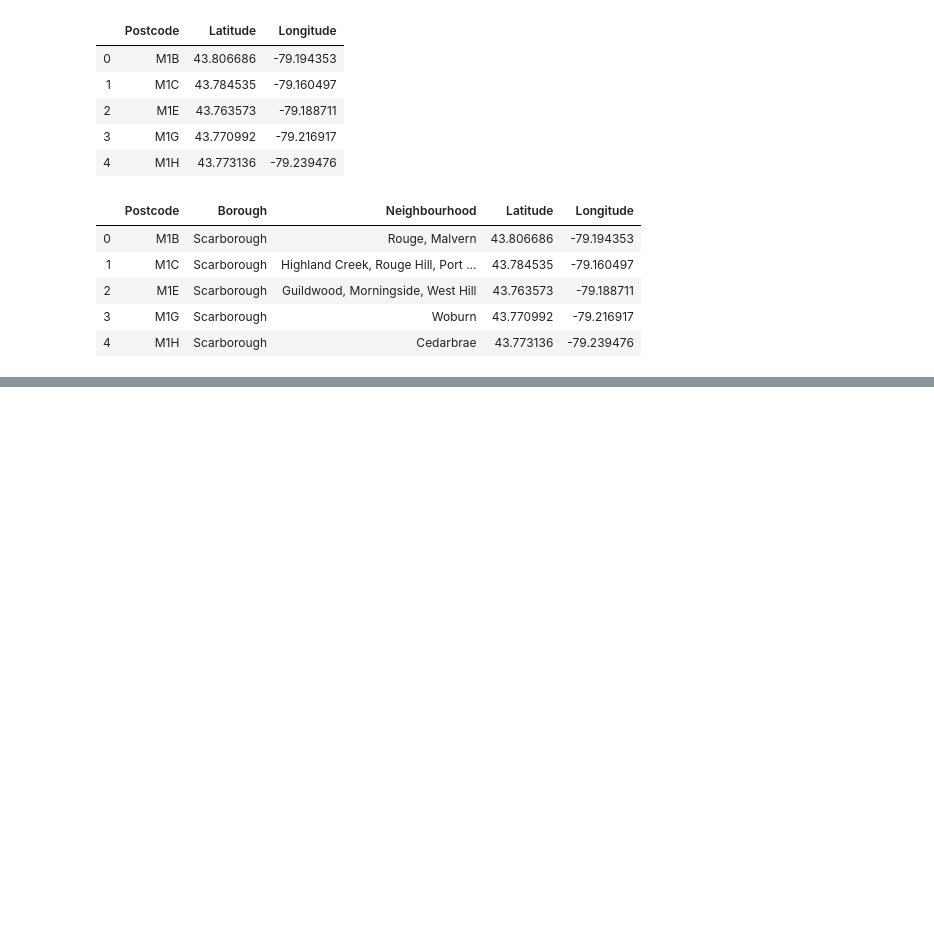
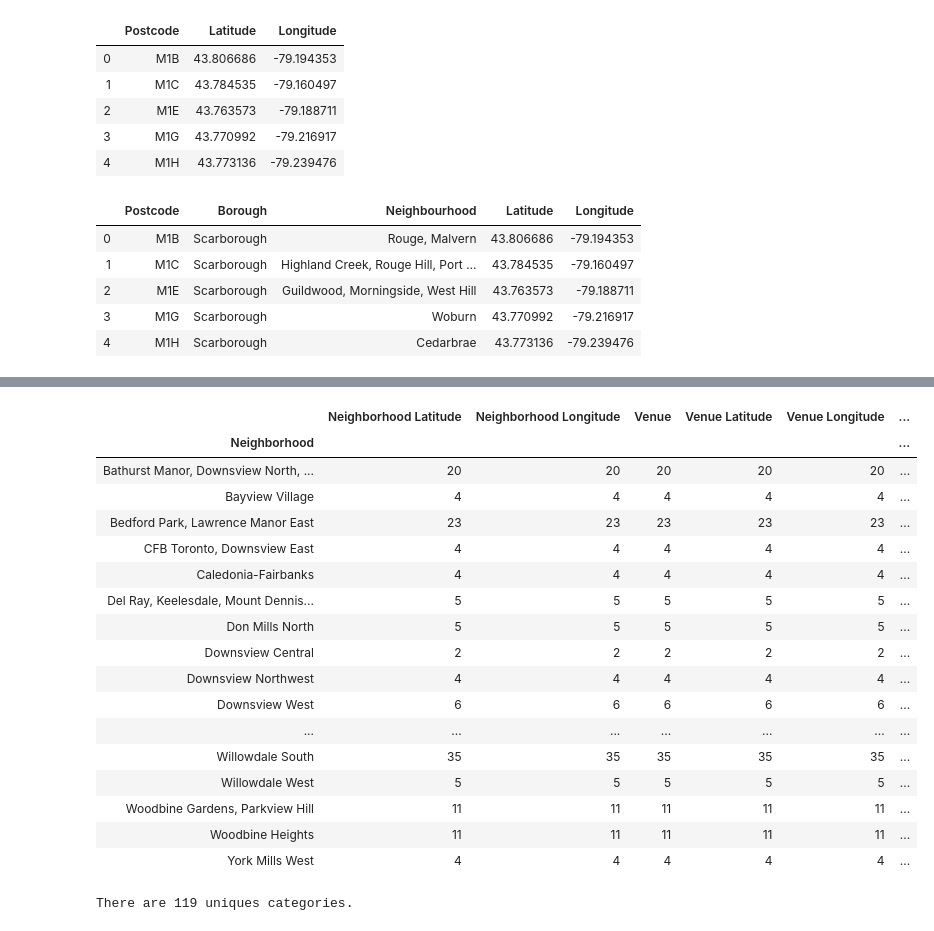
Before and after one commit to ygrynechko/Data_Science_Capstone, a Jupyter notebook: Coursera_Capstone.ipynb, the cells around one changed output, grey strips where cells are left out. Saved outputs shown, nothing was run; the diff lists cells and outputs as text; code cells hidden in the pictures; blank space fills up the shorter version.

```diff
--- a/Coursera_Capstone.ipynb
+++ b/Coursera_Capstone.ipynb
@@ -88,0 +189,18 @@ toronto_final.head()
+# %%
+# create map of York Boroughs using latitude and longitude values
+map_york = folium.Map(location=[latitude, longitude], zoom_start=11)
+
+# add markers to map
+for lat, lng, label in zip(york_data['Latitude'], york_data['Longitude'], york_data['Neighbourhood']):
+    label = folium.Popup(label, parse_html=True)
+    folium.CircleMarker(
+        [lat, lng],
+        radius=5,
+        popup=label,
+        color='blue',
+        fill=True,
+        fill_color='#3186cc',
+        fill_opacity=0.7,
+        parse_html=False).add_to(map_york)
+
+map_york
@@ -88,0 +307,25 @@ toronto_final.head()
+# %%
+york_venues.groupby('Neighborhood').count()
+# %% [output]
+|  | Neighborhood Latitude | Neighborhood Longitude | Venue | Venue Latitude | Venue Longitude | ... |
+| Neighborhood |  |  |  |  |  | ... |
+| Bathurst Manor, Downsview North, ... | 20 | 20 | 20 | 20 | 20 | ... |
+| Bayview Village | 4 | 4 | 4 | 4 | 4 | ... |
+| Bedford Park, Lawrence Manor East | 23 | 23 | 23 | 23 | 23 | ... |
+| CFB Toronto, Downsview East | 4 | 4 | 4 | 4 | 4 | ... |
+| Caledonia-Fairbanks | 4 | 4 | 4 | 4 | 4 | ... |
+| Del Ray, Keelesdale, Mount Dennis... | 5 | 5 | 5 | 5 | 5 | ... |
+| Don Mills North | 5 | 5 | 5 | 5 | 5 | ... |
+| Downsview Central | 2 | 2 | 2 | 2 | 2 | ... |
+| Downsview Northwest | 4 | 4 | 4 | 4 | 4 | ... |
+| Downsview West | 6 | 6 | 6 | 6 | 6 | ... |
+| ... | ... | ... | ... | ... | ... | ... |
+| Willowdale South | 35 | 35 | 35 | 35 | 35 | ... |
+| Willowdale West | 5 | 5 | 5 | 5 | 5 | ... |
+| Woodbine Gardens, Parkview Hill | 11 | 11 | 11 | 11 | 11 | ... |
+| Woodbine Heights | 11 | 11 | 11 | 11 | 11 | ... |
+| York Mills West | 4 | 4 | 4 | 4 | 4 | ... |
+# %%
+print('There are {} uniques categories.'.format(len(york_venues['Venue Category'].unique())))
+# %% [output]
+There are 119 uniques categories.
```
Also changed, not shown: parts of 39 cells of this notebook.
